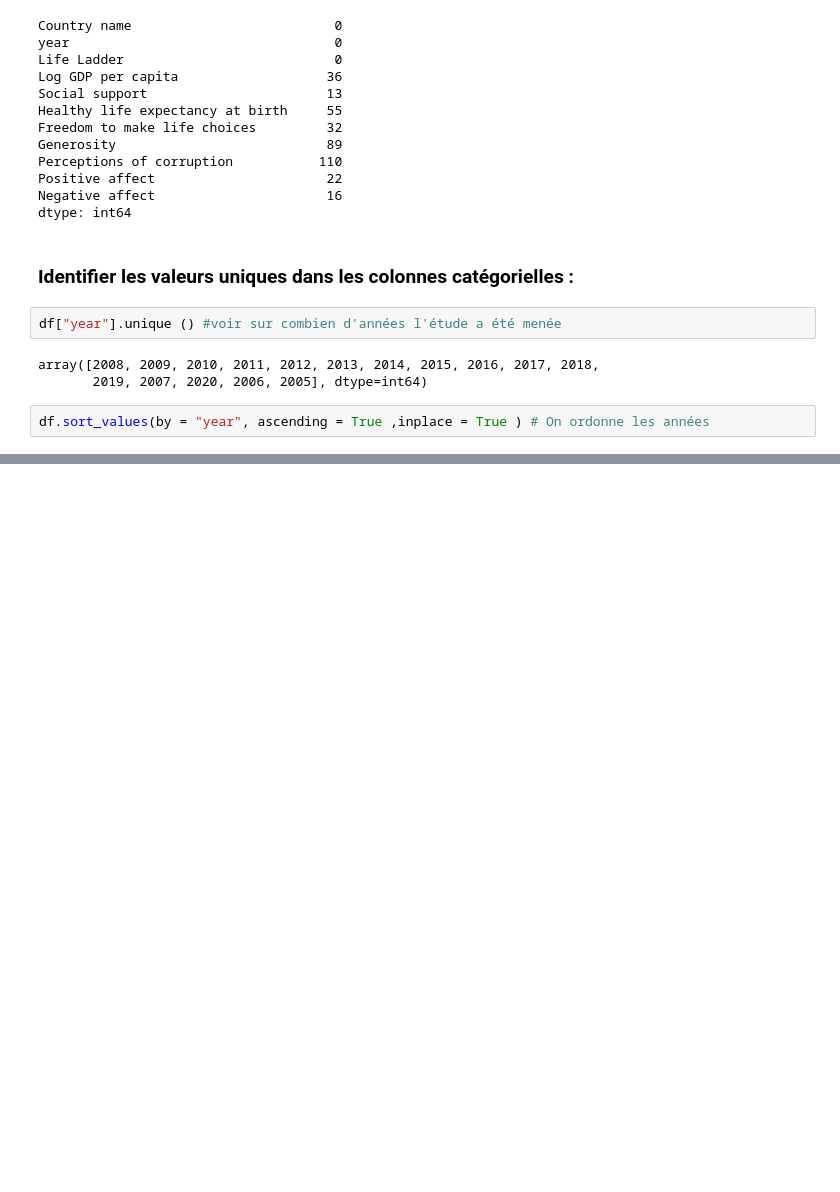
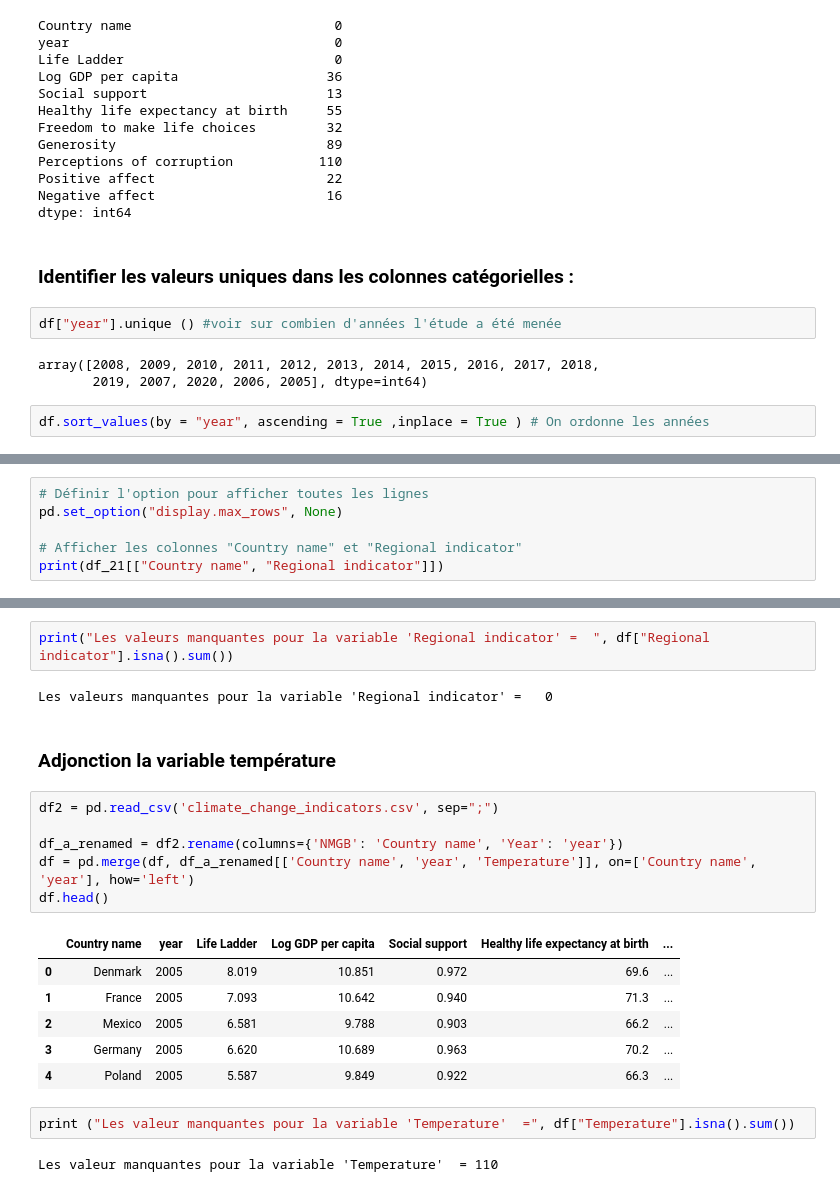
Before and after one commit to khelifaYacine/Analyse-du-rapport-du-bien--tre-sur-terre, a Jupyter notebook: EDA_LM-1.ipynb, the cells around one changed output, grey strips where cells are left out. Saved outputs shown, nothing was run; the diff lists cells and outputs as text; blank space fills up the shorter version.

```diff
--- a/EDA_LM-1.ipynb
+++ b/EDA_LM-1.ipynb
@@ -98,0 +101,6 @@ df.sort_values(by = "year", ascending = True ,inplace = True ) # On ordonne les
+# %%
+# Définir l'option pour afficher toutes les lignes
+pd.set_option("display.max_rows", None)
+
+# Afficher les colonnes "Country name" et "Regional indicator"
+print(df_21[["Country name", "Regional indicator"]])
@@ -98,0 +307,23 @@ df.sort_values(by = "year", ascending = True ,inplace = True ) # On ordonne les
+# %%
+print("Les valeurs manquantes pour la variable 'Regional indicator' =  ", df["Regional indicator"].isna().sum())
+# %% [output]
+Les valeurs manquantes pour la variable 'Regional indicator' =   0
+# %% [markdown]
+### Adjonction la variable température
+# %%
+df2 = pd.read_csv('climate_change_indicators.csv', sep=";")
+
+df_a_renamed = df2.rename(columns={'NMGB': 'Country name', 'Year': 'year'})
+df = pd.merge(df, df_a_renamed[['Country name', 'year', 'Temperature']], on=['Country name', 'year'], how='left')
+df.head()
+# %% [output]
+|  | Country name | year | Life Ladder | Log GDP per capita | Social support | Healthy life expectancy at birth | ... |
+| 0 | Denmark | 2005 | 8.019 | 10.851 | 0.972 | 69.6 | ... |
+| 1 | France | 2005 | 7.093 | 10.642 | 0.940 | 71.3 | ... |
+| 2 | Mexico | 2005 | 6.581 | 9.788 | 0.903 | 66.2 | ... |
+| 3 | Germany | 2005 | 6.620 | 10.689 | 0.963 | 70.2 | ... |
+| 4 | Poland | 2005 | 5.587 | 9.849 | 0.922 | 66.3 | ... |
+# %%
+print ("Les valeur manquantes pour la variable 'Temperature'  =", df["Temperature"].isna().sum())
+# %% [output]
+Les valeur manquantes pour la variable 'Temperature'  = 110
```
Also changed, not shown: parts of 6 cells of this notebook.
